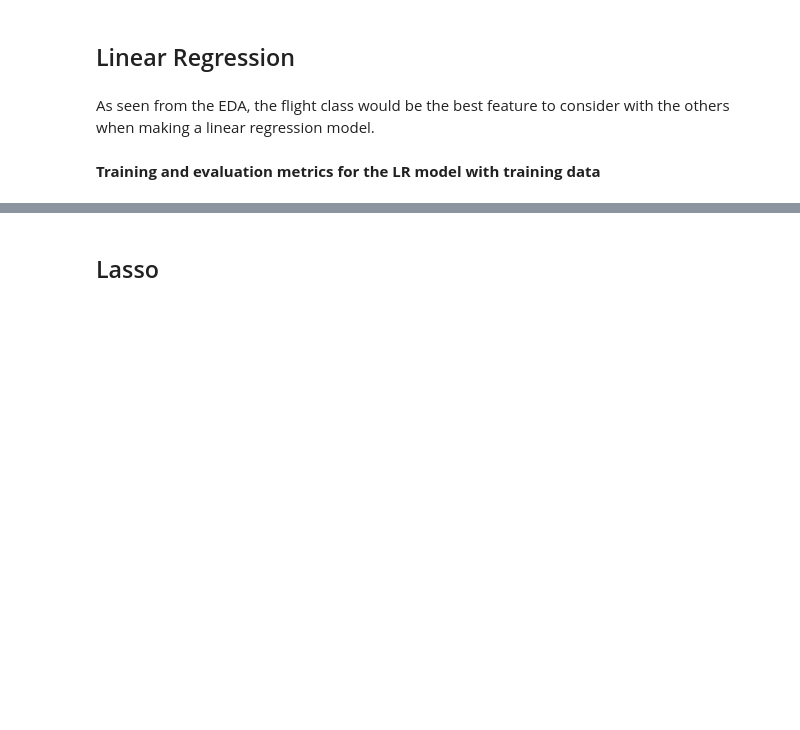
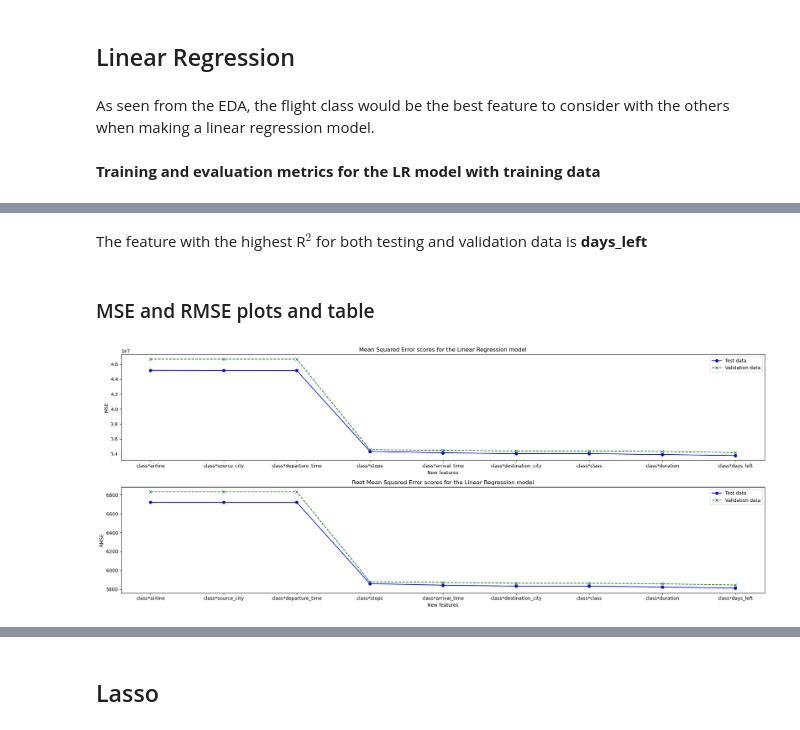
Before and after one commit to DJSydon/Springboard-Capstone-Project-2, a Jupyter notebook: Notebooks/Capstone Project 2 - Modeling.ipynb, the cells around one changed output, grey strips where cells are left out. Drawn from its saved outputs; the diff is of its cells as text; code cells hidden in the pictures; blank space fills up the shorter version.

```diff
--- a/Notebooks/Capstone Project 2 - Modeling.ipynb
+++ b/Notebooks/Capstone Project 2 - Modeling.ipynb
@@ -115,0 +192,31 @@ These models could be overfitting with having such high $R^2$ scores.
+# %% [markdown]
+The feature with the highest R$^2$ for both testing and validation data is **days_left**
+# %% [markdown]
+### MSE and RMSE plots and table
+# %%
+fig, ax = plt.subplots(2,1, figsize=(20,8))
+
+
+# MSE
+ax[0].plot(new_features, lr_mse_scores, label='Test data', color='blue', marker='o', linestyle='-')
+ax[0].plot(new_features, lr_mse_val_scores, label='Validation data', color='green', marker='x', linestyle='--')
+ax[0].set_ylabel('MSE')
+ax[0].set_xlabel('New features')
+ax[0].set_title('Mean Squared Error scores for the Linear Regression model')
+ax[0].legend()
+
+
+# RMSE
+ax[1].plot(new_features, lr_rmse_scores, label='Test data', color='blue', marker='o', linestyle='-')
+ax[1].plot(new_features, lr_rmse_val_scores, label='Validation data', color='green', marker='x', linestyle='--')
+ax[1].set_ylabel('RMSE')
+ax[1].set_xlabel('New features')
+ax[1].set_title('Root Mean Squared Error scores for the Linear Regression model')
+ax[1].legend()
+
+plt.savefig('lr_model_mse_rmse_plot.jpg')
+
+plt.tight_layout()
+plt.show()
+# %% [output]
+[figure, added]
```
Also changed, not shown: parts of 56 cells of this notebook.
